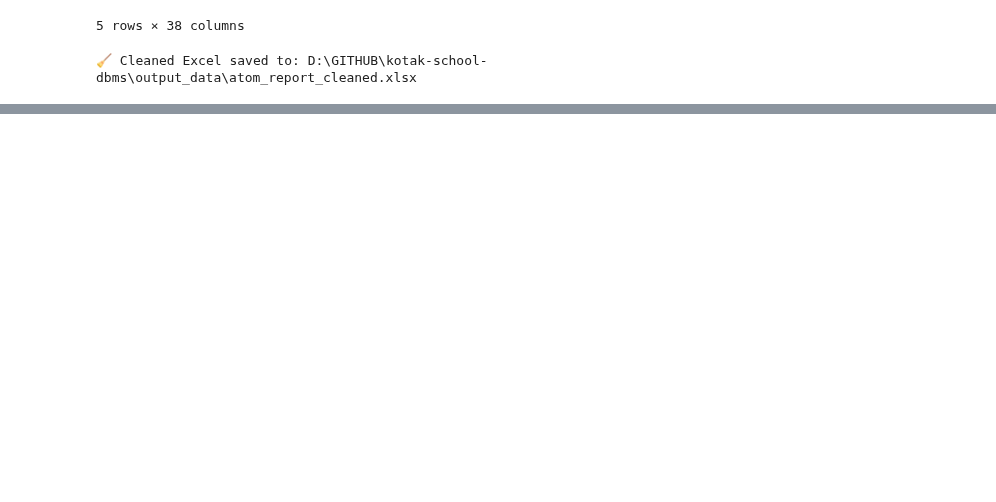
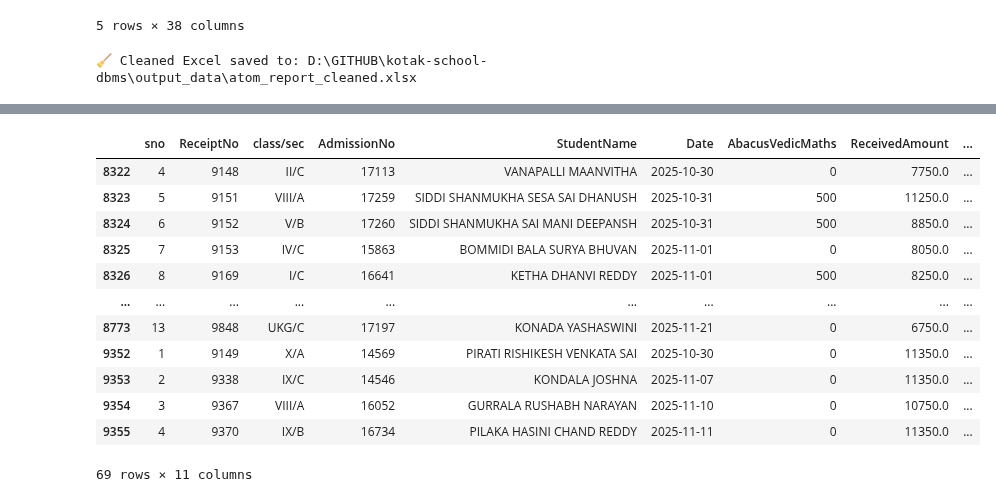
Before and after one commit to harikiran-dev-schooldb/kotak-salesian-school-dbms, a Jupyter notebook: source_code/KOTAK_DB.ipynb, the cells around one changed output, grey strips where cells are left out. Cells and saved outputs as stored; diff of their text form; code cells hidden in the pictures; blank space fills up the shorter version.

```diff
--- a/source_code/KOTAK_DB.ipynb
+++ b/source_code/KOTAK_DB.ipynb
@@ -2669,0 +2004,18 @@ with engine.connect() as conn:
+# %%
+df = pd.read_csv(r"D:\GITHUB\kotak-school-dbms\output_data\daywise_fees_collection.csv")
+day_wise_df = df[df['payment_mode'] == 'Online Payment'].copy()
+day_wise_df
+# %% [output]
+|  | sno | ReceiptNo | class/sec | AdmissionNo | StudentName | Date | AbacusVedicMaths | ReceivedAmount | ... |
+| 8322 | 4 | 9148 | II/C | 17113 | VANAPALLI MAANVITHA | 2025-10-30 | 0 | 7750.0 | ... |
+| 8323 | 5 | 9151 | VIII/A | 17259 | SIDDI SHANMUKHA SESA SAI DHANUSH | 2025-10-31 | 500 | 11250.0 | ... |
+| 8324 | 6 | 9152 | V/B | 17260 | SIDDI SHANMUKHA SAI MANI DEEPANSH | 2025-10-31 | 500 | 8850.0 | ... |
+| 8325 | 7 | 9153 | IV/C | 15863 | BOMMIDI BALA SURYA BHUVAN | 2025-11-01 | 0 | 8050.0 | ... |
+| 8326 | 8 | 9169 | I/C | 16641 | KETHA DHANVI REDDY | 2025-11-01 | 500 | 8250.0 | ... |
+| ... | ... | ... | ... | ... | ... | ... | ... | ... | ... |
+| 8773 | 13 | 9848 | UKG/C | 17197 | KONADA YASHASWINI | 2025-11-21 | 0 | 6750.0 | ... |
+| 9352 | 1 | 9149 | X/A | 14569 | PIRATI RISHIKESH VENKATA SAI | 2025-10-30 | 0 | 11350.0 | ... |
+| 9353 | 2 | 9338 | IX/C | 14546 | KONDALA JOSHNA | 2025-11-07 | 0 | 11350.0 | ... |
+| 9354 | 3 | 9367 | VIII/A | 16052 | GURRALA RUSHABH NARAYAN | 2025-11-10 | 0 | 10750.0 | ... |
+| 9355 | 4 | 9370 | IX/B | 16734 | PILAKA HASINI CHAND REDDY | 2025-11-11 | 0 | 11350.0 | ... |
+69 rows × 11 columns
```
Also changed, not shown: parts of 68 cells of this notebook, 12 other files.
